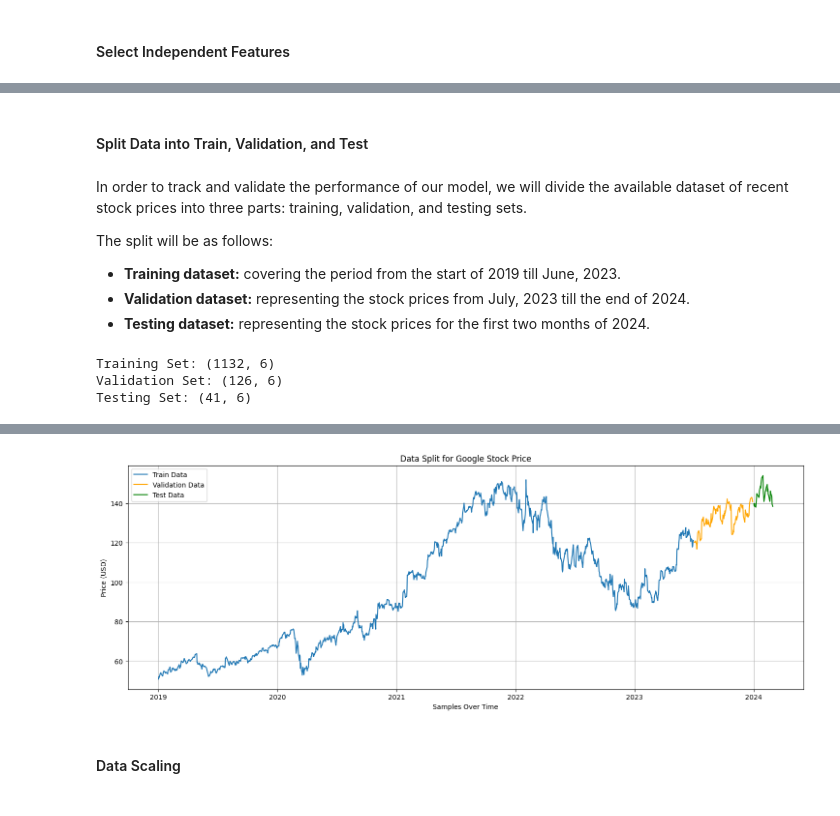
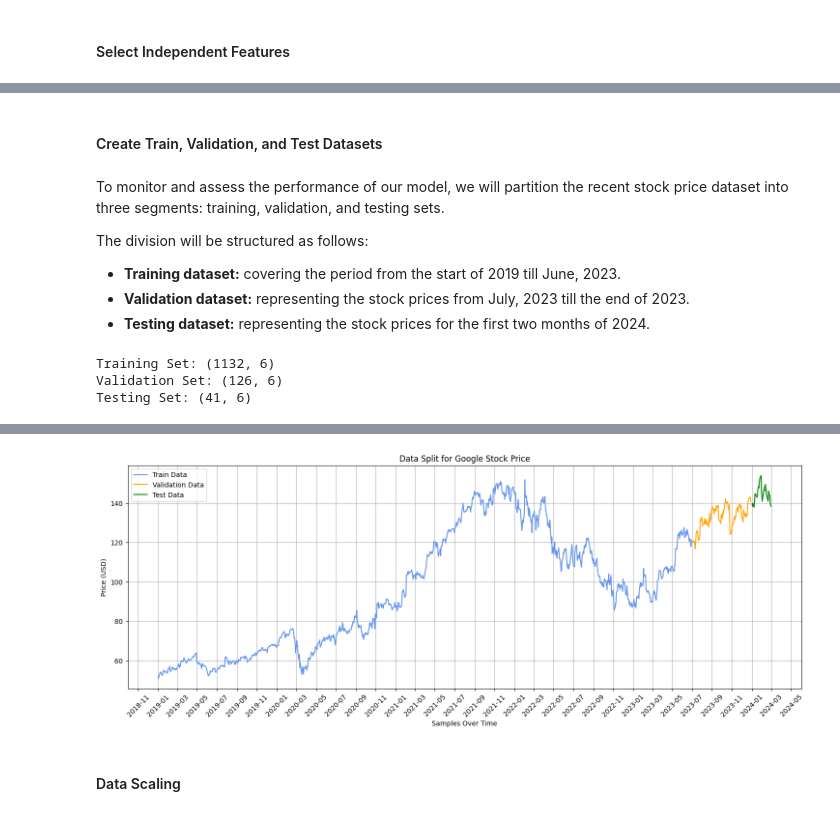
Before and after one commit to sinanw/lstm-stock-price-prediction, a Jupyter notebook: notebooks/2-data-preprocessing.ipynb, the cells around one changed output, grey strips where cells are left out. Saved outputs shown, nothing was run; the diff lists cells and outputs as text; code cells hidden in the pictures.

Commit message:
All notebooks reviewed and validated and the model predictions evaluated

```diff
--- a/notebooks/2-data-preprocessing.ipynb
+++ b/notebooks/2-data-preprocessing.ipynb
@@ -91,13 +92,13 @@ These features will be used to predict the future closing price.
 features = ["Open", "High", "Low",	"Close", "Adj Close", "Volume"]
 target = "Open"
 # %% [markdown]
-#### Split Data into Train, Validation, and Test
+#### Create Train, Validation, and Test Datasets
 # %% [markdown]
-In order to track and validate the performance of our model, we will divide the available dataset of recent stock prices into three parts: training, validation, and testing sets.
+To monitor and assess the performance of our model, we will partition the recent stock price dataset into three segments: training, validation, and testing sets.
 
-The split will be as follows:
+The division will be structured as follows:
 - **Training dataset:** covering the period from the start of 2019 till June, 2023.
-- **Validation dataset:** representing the stock prices from July, 2023 till the end of 2024.
+- **Validation dataset:** representing the stock prices from July, 2023 till the end of 2023.
 - **Testing dataset:** representing the stock prices for the first two months of 2024.
 # %%
 # Define start and end time for each period
@@ -150,18 +151,21 @@ Validation Dataset:
 1261  138.352005  138.809998  136.850006  137.389999  137.389999  15433200
 1262  138.000000  140.639999  137.880005  140.529999  140.529999  17645300
 # %%
-# Plot the stock price for each of the data splits
+# Plot stock prices for each data split
 plt.figure(figsize=(18,6))
-plt.plot(data_train_dates, data_train["Open"])
+plt.plot(data_train_dates, data_train["Open"], color="cornflowerblue")
 plt.plot(data_validate_dates, data_validate["Open"], color="orange")
 plt.plot(data_test_dates, data_test["Open"], color="green")
 plt.legend(["Train Data", "Validation Data", "Test Data"])
 plt.title("Data Split for Google Stock Price")
 plt.xlabel("Samples Over Time")
 plt.ylabel("Price (USD)")
+plt.gca().xaxis.set_major_formatter(mdates.DateFormatter('%Y-%m'))
+plt.gca().xaxis.set_major_locator(mdates.MonthLocator(interval=2))
+plt.xticks(rotation=45)
 plt.grid()
 # %% [output]
-[figure, old version]
+[figure, new version]
 # %% [markdown]
 #### Data Scaling
 # %%
```
Also changed, not shown: parts of 8 cells of this notebook, 2 other files.
